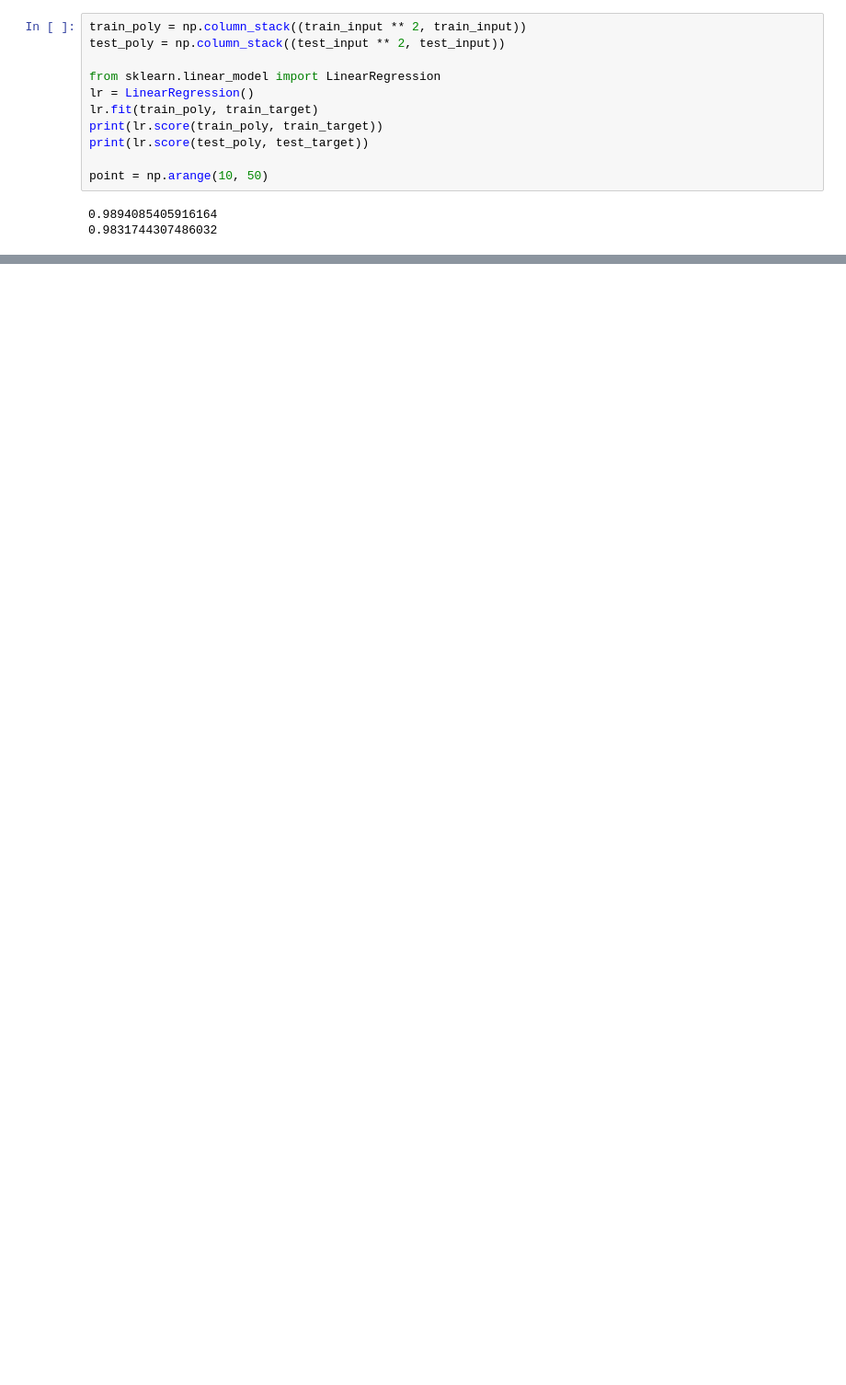
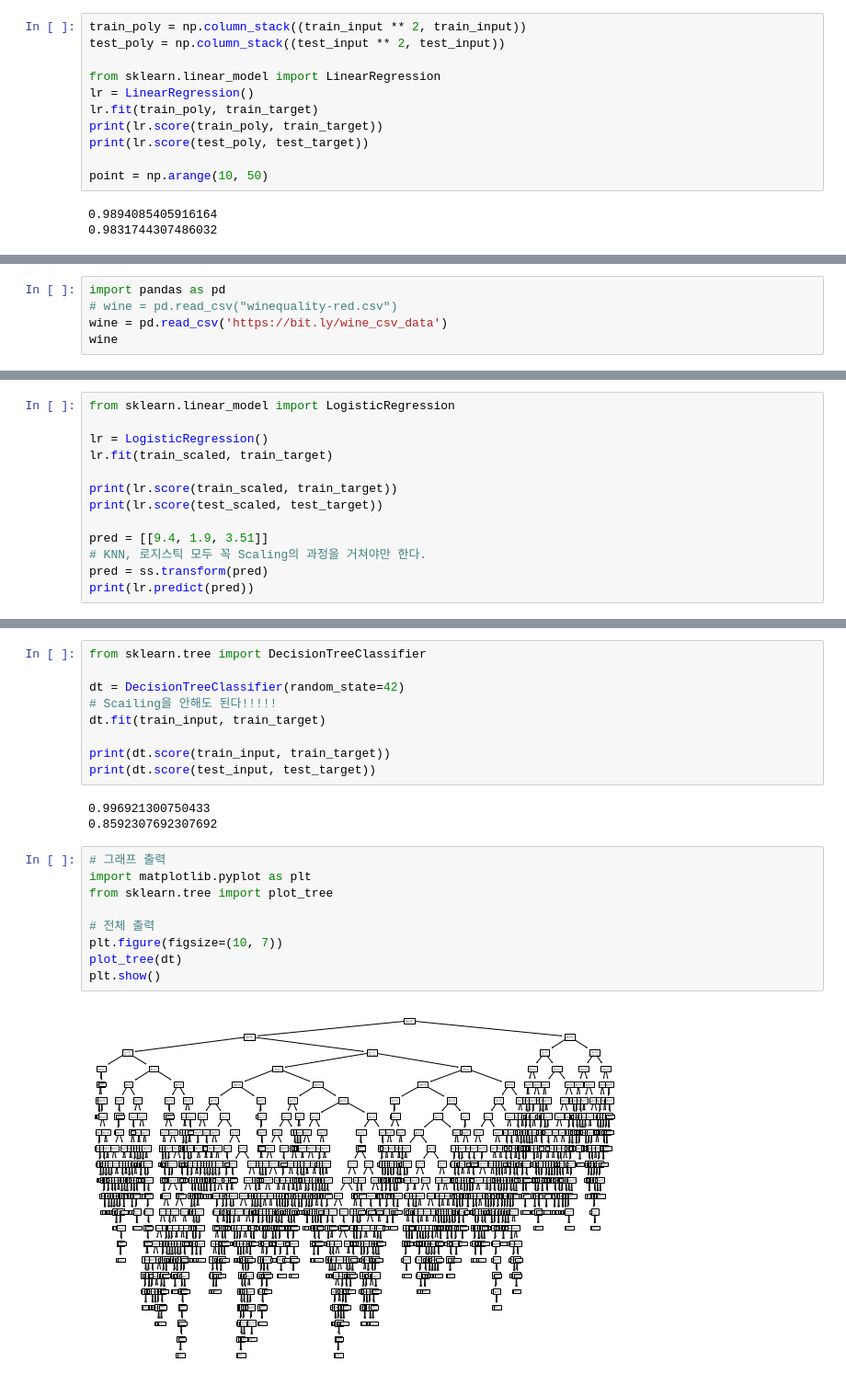
Before and after one commit to UniM0cha/Inhatc-ML, a Jupyter notebook: 정윤/중간고사준비/mid.ipynb, the cells around one changed output, grey strips where cells are left out. Shown: that part at 92% size. Saved outputs shown, nothing was run; the diff lists cells and outputs as text; blank space fills up the shorter version.

```diff
--- a/정윤/중간고사준비/mid.ipynb
+++ b/정윤/중간고사준비/mid.ipynb
@@ -233,0 +360,5 @@ point = np.arange(10, 50)
+# %%
+import pandas as pd
+# wine = pd.read_csv("winequality-red.csv")
+wine = pd.read_csv('https://bit.ly/wine_csv_data')
+wine
@@ -233,0 +404,13 @@ point = np.arange(10, 50)
+# %%
+from sklearn.linear_model import LogisticRegression
+
+lr = LogisticRegression()
+lr.fit(train_scaled, train_target)
+
+print(lr.score(train_scaled, train_target))
+print(lr.score(test_scaled, test_target))
+
+pred = [[9.4, 1.9, 3.51]]
+# KNN, 로지스틱 모두 꼭 Scaling의 과정을 거쳐야만 한다.
+pred = ss.transform(pred)
+print(lr.predict(pred))
@@ -233,0 +423,23 @@ point = np.arange(10, 50)
+# %%
+from sklearn.tree import DecisionTreeClassifier
+
+dt = DecisionTreeClassifier(random_state=42)
+# Scailing을 안해도 된다!!!!!
+dt.fit(train_input, train_target)
+
+print(dt.score(train_input, train_target))
+print(dt.score(test_input, test_target))
+# %% [output]
+0.996921300750433
+0.8592307692307692
+# %%
+# 그래프 출력
+import matplotlib.pyplot as plt
+from sklearn.tree import plot_tree
+
+# 전체 출력
+plt.figure(figsize=(10, 7))
+plot_tree(dt)
+plt.show()
+# %% [output]
+[figure, added]
```
Also changed, not shown: parts of 36 cells of this notebook, 2 other files.
